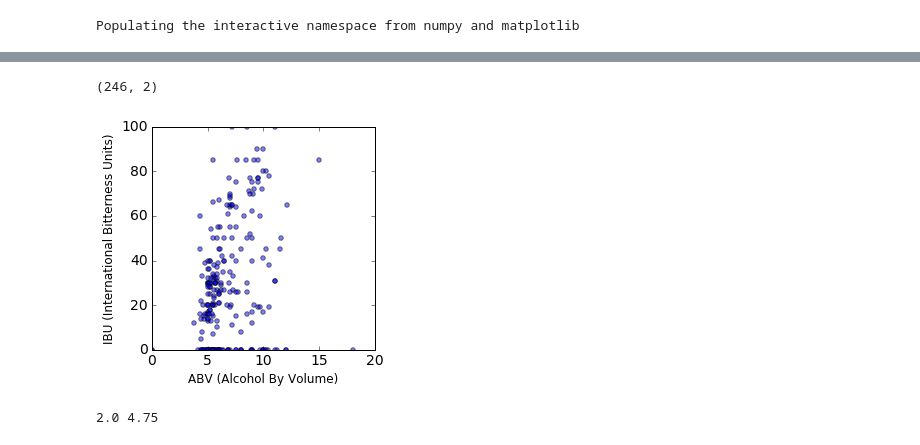
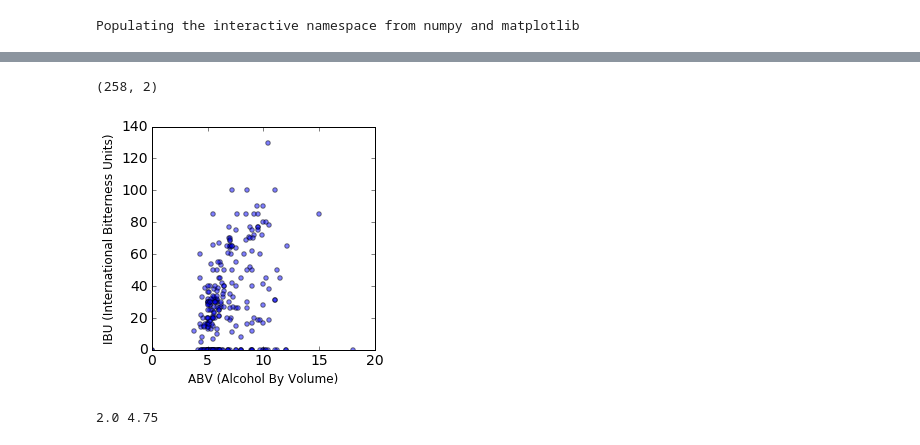
Before and after one commit to onurvarol/my_beer_exploration, a Jupyter notebook: untappd_analysis.ipynb, the cells around one changed output, grey strips where cells are left out. Saved outputs shown, nothing was run; the diff lists cells and outputs as text; code cells hidden in the pictures.

```diff
--- a/untappd_analysis.ipynb
+++ b/untappd_analysis.ipynb
@@ -175,21 +176,21 @@ Avg. ABV: 6.80264227642
 # %%
 # Beer ABV vs IBU
 beerMeasures = list()
 for b in uniqueBeers:
     beerMeasures.append((b['beer']['beer_abv'],b['beer']['beer_ibu']))
 beerMeasures = np.array(beerMeasures)
 print beerMeasures.shape
 
 fig = plt.figure(figsize=(4,4))
 plt.scatter(beerMeasures[:,0], beerMeasures[:,1], alpha=0.5)
 plt.xlim(xmin=0)
-plt.ylim((0,100))
+plt.ylim(ymin=0)
 plt.xlabel('ABV (Alcohol By Volume)', fontsize=12)
 plt.ylabel('IBU (International Bitterness Units)', fontsize=12)
 plt.tick_params(axis='both', which='major', labelsize=14)
 # %% [output]
-(246, 2)
+(258, 2)
-[figure, old version]
+[figure, new version]
 # %%
 # Scatter plot of avg. ratings vs. my ratings
 scatterData = list()
```
Also changed, not shown: parts of 6 cells of this notebook, 1 other file.
